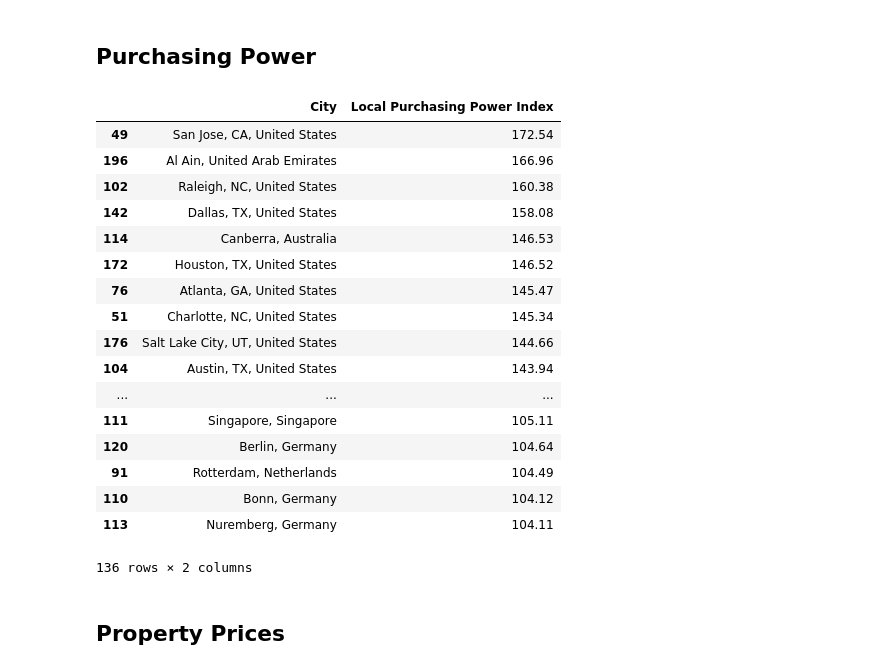
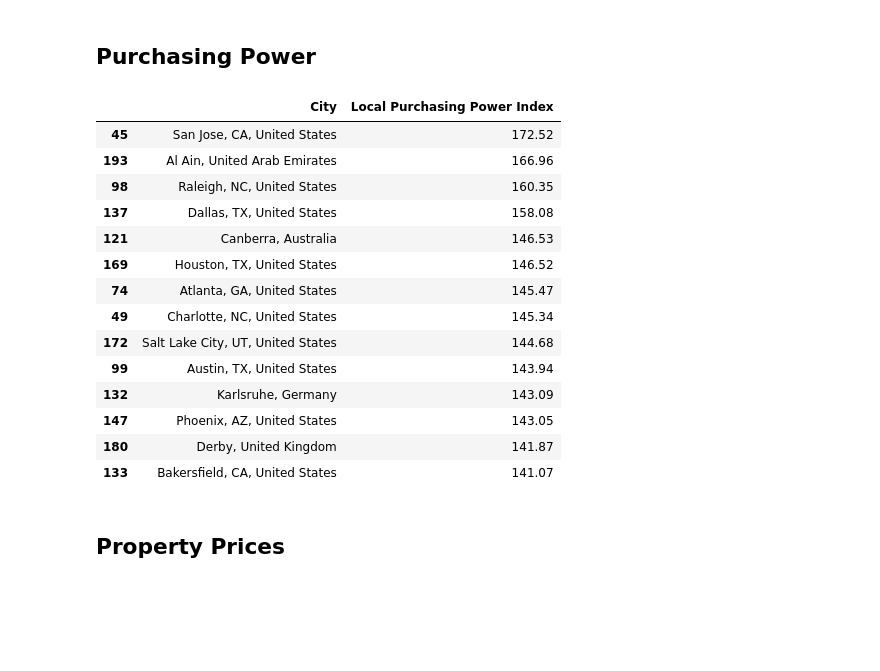
Before and after one commit to syedhassaanahmed/databricks-notebooks, a Jupyter notebook: numbeo.ipynb, the cells around one changed output. Saved outputs shown, nothing was run; the diff lists cells and outputs as text; code cells hidden in the pictures; blank space fills up the shorter version.

```diff
--- a/numbeo.ipynb
+++ b/numbeo.ipynb
@@ -3,38 +3,47 @@
 # %%
 import pandas as pd
 
-current_city = "Stockholm, Sweden"
+current_city = "Seattle, WA, United States"
+# %%
+def get_numbeo_dataframe(url, metric_column, current_city, lower_is_better = True, table_index = 2):
+    df = pd.read_html(url)[table_index]
+    df = df[["City", metric_column]]
+
+    df_current = df[df.City == current_city].iloc[0]
+
+    if lower_is_better:
+        df = df[df[metric_column] < df_current[metric_column]]
+    else:
+        df = df[df[metric_column] > df_current[metric_column]]
+
+    df = df.sort_values(metric_column, ascending = lower_is_better)
+
+    return df
 # %% [markdown]
 ## Purchasing Power
 # %%
-purchasing_power = pd.read_html("https://www.numbeo.com/cost-of-living/rankings_current.jsp")[2]
-purchasing_power_column = "Local Purchasing Power Index"
-purchasing_power = purchasing_power[["City", purchasing_power_column]]
+purchasing_power = get_numbeo_dataframe("https://www.numbeo.com/cost-of-living/rankings_current.jsp",
+                                        "Local Purchasing Power Index",
+                                        current_city,
+                                        lower_is_better = False)
 
-
-purchasing_power_current = purchasing_power[purchasing_power.City == current_city].iloc[0]
-
-purchasing_power = purchasing_power[purchasing_power[purchasing_power_column] > purchasing_power_current[purchasing_power_column]]
-purchasing_power.sort_values(purchasing_power_column, ascending = False)
+purchasing_power
 # %% [output]
 |  | City | Local Purchasing Power Index |
-| 49 | San Jose, CA, United States | 172.54 |
-| 196 | Al Ain, United Arab Emirates | 166.96 |
-| 102 | Raleigh, NC, United States | 160.38 |
-| 142 | Dallas, TX, United States | 158.08 |
-| 114 | Canberra, Australia | 146.53 |
-| 172 | Houston, TX, United States | 146.52 |
-| 76 | Atlanta, GA, United States | 145.47 |
-| 51 | Charlotte, NC, United States | 145.34 |
-| 176 | Salt Lake City, UT, United States | 144.66 |
-| 104 | Austin, TX, United States | 143.94 |
-| ... | ... | ... |
-| 111 | Singapore, Singapore | 105.11 |
-| 120 | Berlin, Germany | 104.64 |
-| 91 | Rotterdam, Netherlands | 104.49 |
-| 110 | Bonn, Germany | 104.12 |
-| 113 | Nuremberg, Germany | 104.11 |
+| 45 | San Jose, CA, United States | 172.52 |
+| 193 | Al Ain, United Arab Emirates | 166.96 |
+| 98 | Raleigh, NC, United States | 160.35 |
+| 137 | Dallas, TX, United States | 158.08 |
+| 121 | Canberra, Australia | 146.53 |
+| 169 | Houston, TX, United States | 146.52 |
+| 74 | Atlanta, GA, United States | 145.47 |
+| 49 | Charlotte, NC, United States | 145.34 |
+| 172 | Salt Lake City, UT, United States | 144.68 |
+| 99 | Austin, TX, United States | 143.94 |
+| 132 | Karlsruhe, Germany | 143.09 |
+| 147 | Phoenix, AZ, United States | 143.05 |
+| 180 | Derby, United Kingdom | 141.87 |
+| 133 | Bakersfield, CA, United States | 141.07 |
-136 rows × 2 columns
 # %% [markdown]
 ## Property Prices
 # %%
```
Also changed, not shown: parts of 7 cells of this notebook.
